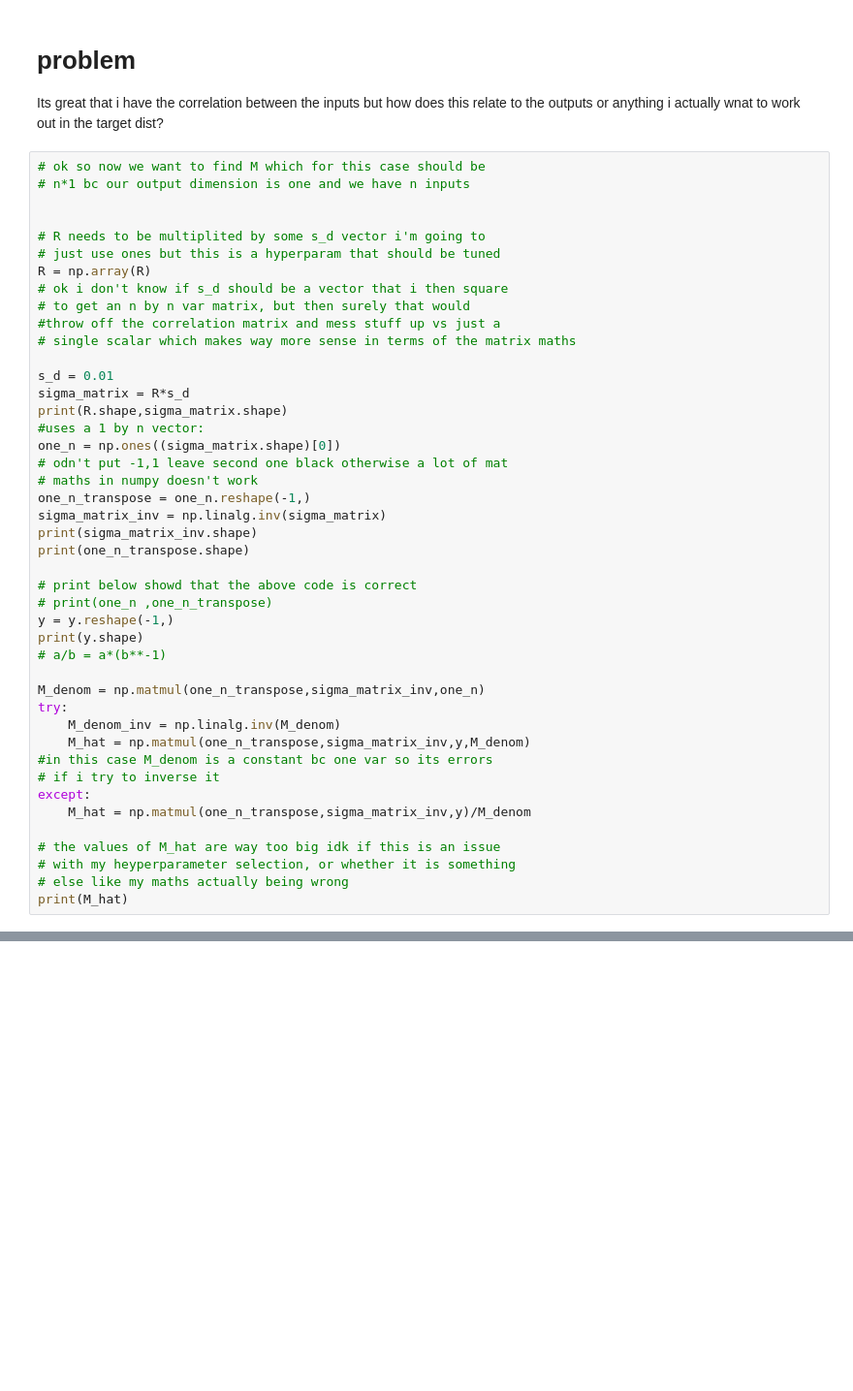
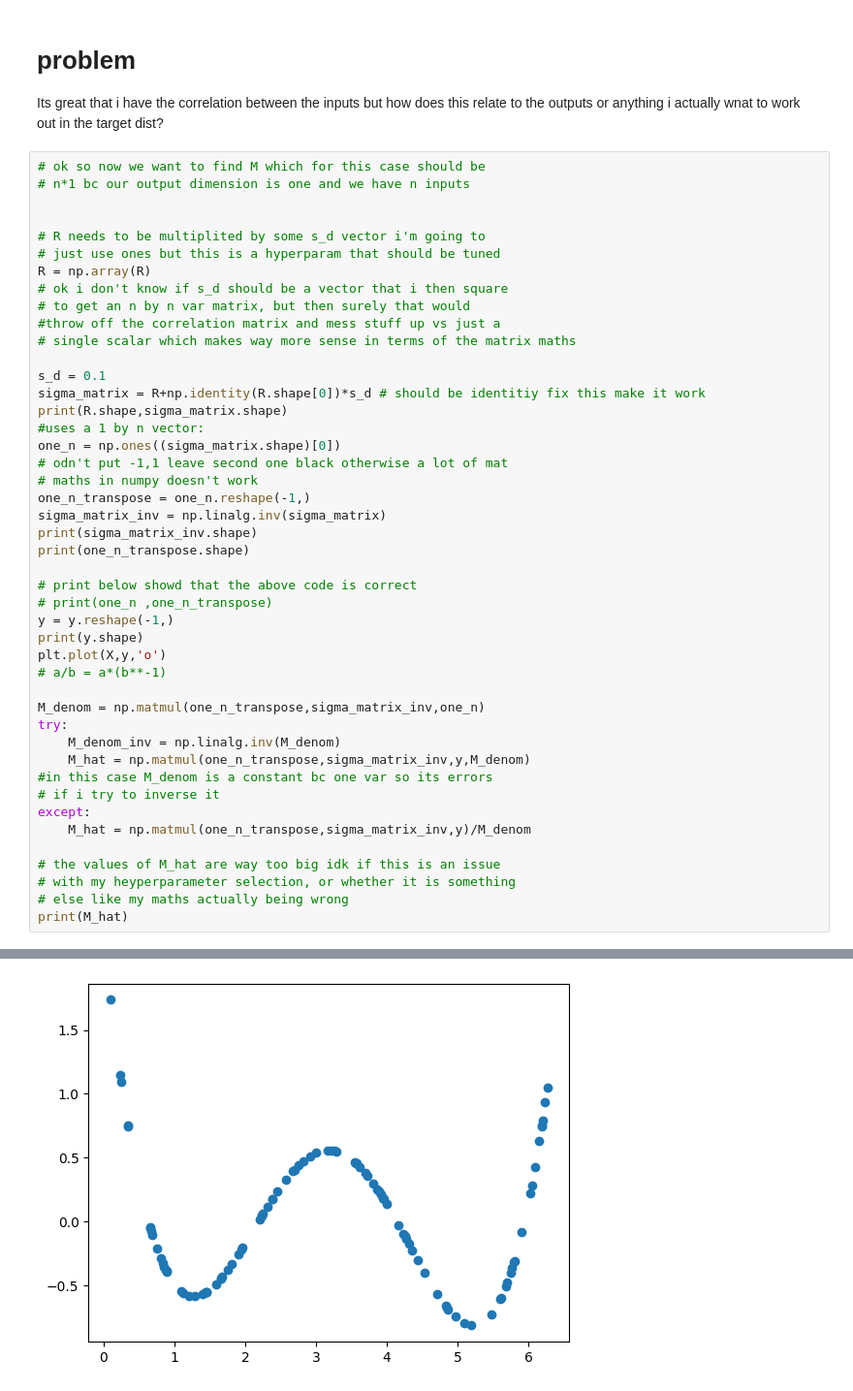
Before and after one commit to sean-parry/GaussianProcesses, a Jupyter notebook: GaussianProcesses.ipynb, the cells around one changed output, grey strips where cells are left out. Shown: that part at 97% size. Saved outputs shown, nothing was run; the diff lists cells and outputs as text; blank space fills up the shorter version.

```diff
--- a/GaussianProcesses.ipynb
+++ b/GaussianProcesses.ipynb
@@ -114,8 +116,8 @@ R = np.array(R)
 #throw off the correlation matrix and mess stuff up vs just a
 # single scalar which makes way more sense in terms of the matrix maths
 
-s_d = 0.01
-sigma_matrix = R*s_d
+s_d = 0.1
+sigma_matrix = R+np.identity(R.shape[0])*s_d # should be identitiy fix this make it work
 print(R.shape,sigma_matrix.shape)
 #uses a 1 by n vector:
 one_n = np.ones((sigma_matrix.shape)[0])
@@ -130,6 +132,7 @@ print(one_n_transpose.shape)
 # print(one_n ,one_n_transpose)
 y = y.reshape(-1,)
 print(y.shape)
+plt.plot(X,y,'o')
 # a/b = a*(b**-1)
 
 M_denom = np.matmul(one_n_transpose,sigma_matrix_inv,one_n)
@@ -158,3 +169,4 @@ print(M_hat)
+[figure, added]
 # %%
 # also getting weird plots on X, y which is fine above
 # i guess i have messed up the dimensions
```
Also changed, not shown: parts of 5 cells of this notebook.
